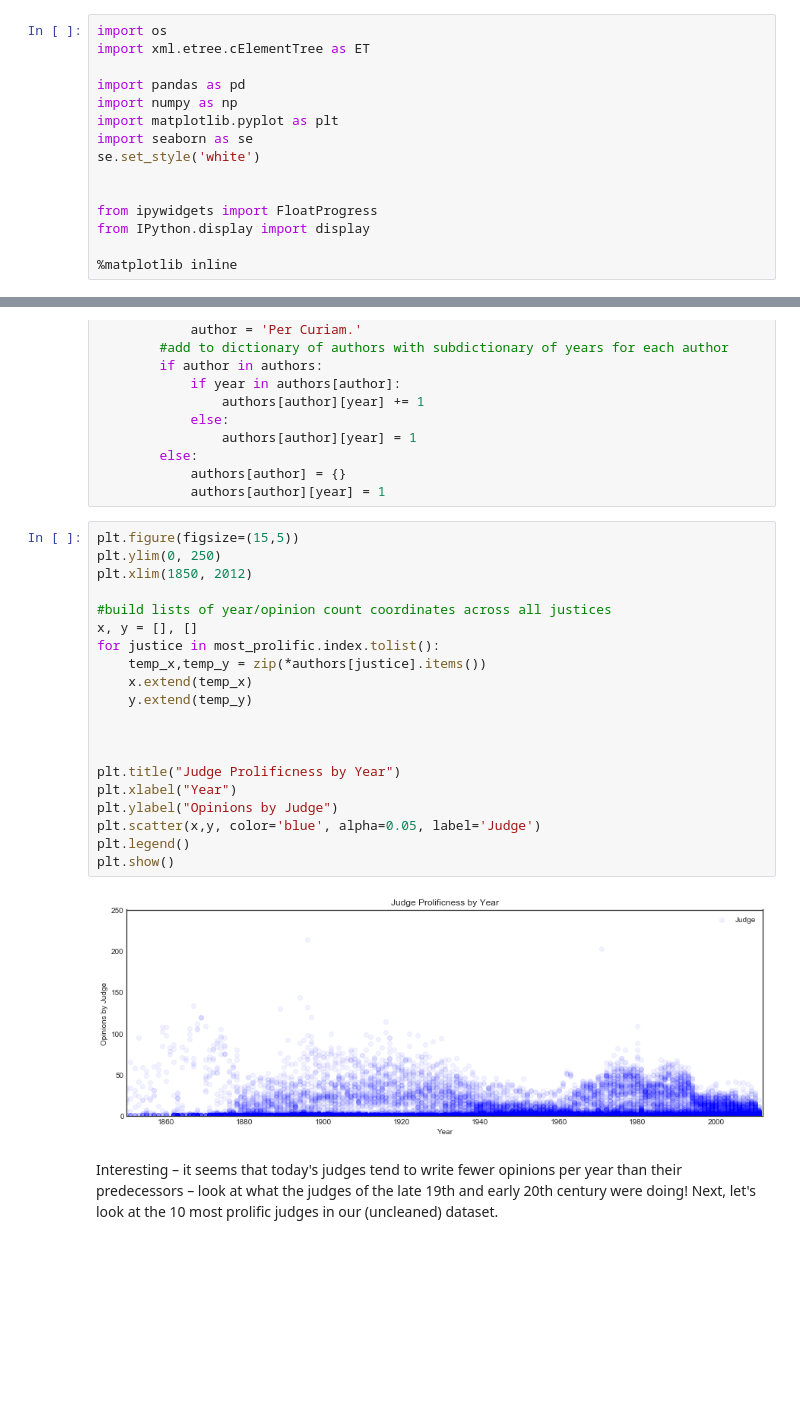
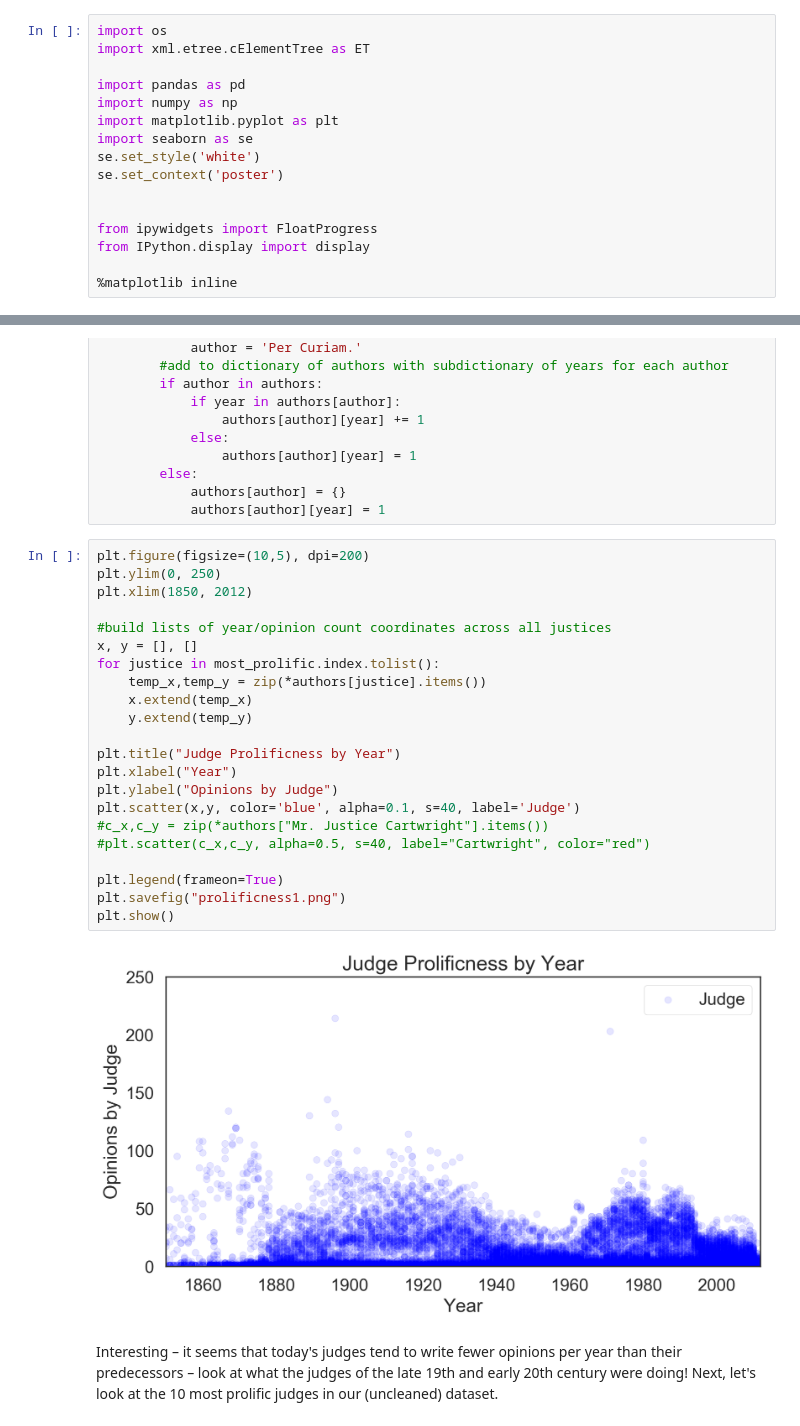
Before and after one commit to john-bowers/cap_examples, a Jupyter notebook: CAP_Demo.ipynb, the cells around one changed output, grey strips where cells are left out. Drawn from its saved outputs; the diff is of its cells as text; blank space fills up the shorter version.

```diff
--- a/CAP_Demo.ipynb
+++ b/CAP_Demo.ipynb
@@ -9,6 +9,7 @@ import numpy as np
 import matplotlib.pyplot as plt
 import seaborn as se
 se.set_style('white')
+se.set_context('poster')
 
 
 from ipywidgets import FloatProgress
@@ -327,27 +328,29 @@ for _, opinion in df_opinions.iterrows():
             authors[author] = {}
             authors[author][year] = 1
 # %%
-plt.figure(figsize=(15,5))
+plt.figure(figsize=(10,5), dpi=200)
 plt.ylim(0, 250)
 plt.xlim(1850, 2012)
 
 #build lists of year/opinion count coordinates across all justices
 x, y = [], []
 for justice in most_prolific.index.tolist():
     temp_x,temp_y = zip(*authors[justice].items())
     x.extend(temp_x)
     y.extend(temp_y)
 
-
-
 plt.title("Judge Prolificness by Year")
 plt.xlabel("Year")
 plt.ylabel("Opinions by Judge")
-plt.scatter(x,y, color='blue', alpha=0.05, label='Judge')
-plt.legend()
+plt.scatter(x,y, color='blue', alpha=0.1, s=40, label='Judge')
+#c_x,c_y = zip(*authors["Mr. Justice Cartwright"].items())
+#plt.scatter(c_x,c_y, alpha=0.5, s=40, label="Cartwright", color="red")
+
+plt.legend(frameon=True)
+plt.savefig("prolificness1.png")
 plt.show()
 # %% [output]
-[figure, old version]
+[figure, new version]
 # %% [markdown]
 Interesting – it seems that today's judges tend to write fewer opinions per year than their predecessors – look at what the judges of the late 19th and early 20th century were doing! Next, let's look at the 10 most prolific judges in our (uncleaned) dataset.
 # %%
```
Also changed, not shown: parts of 13 cells of this notebook.
